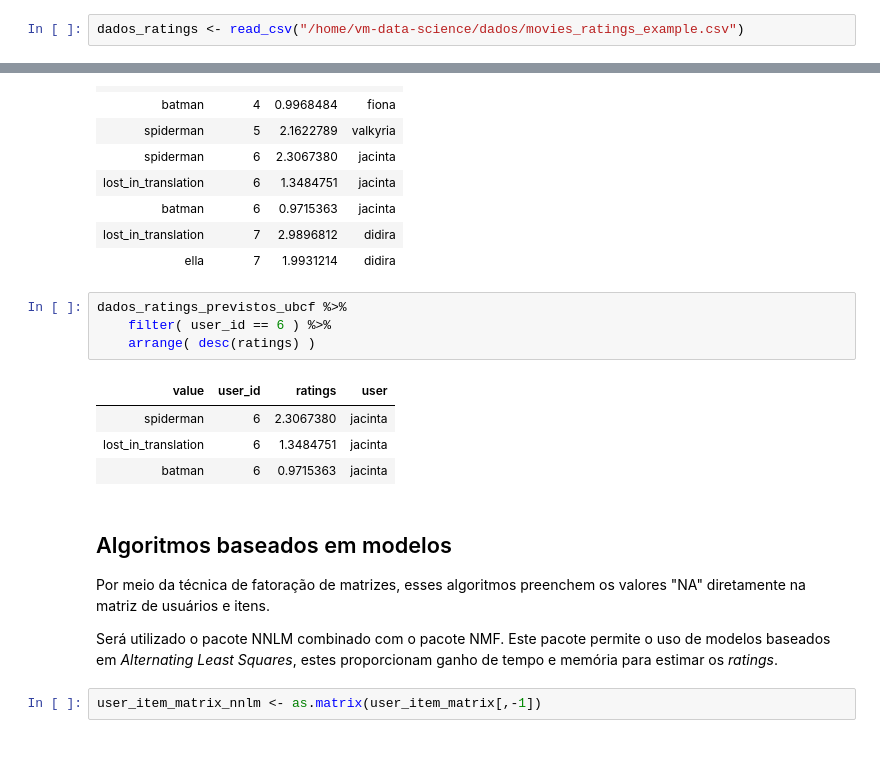
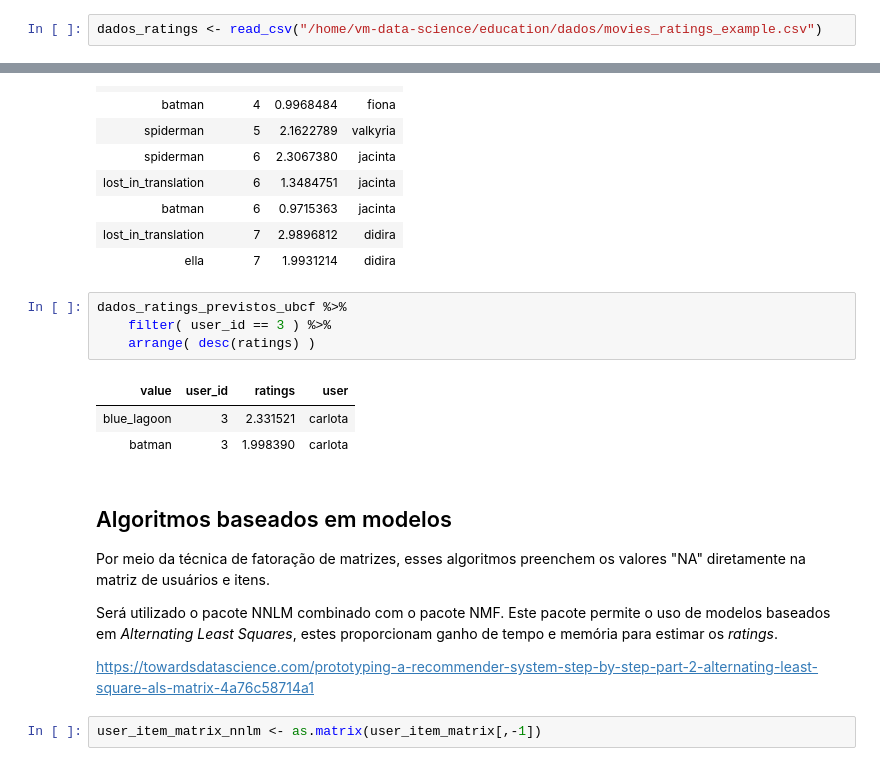
Before and after one commit to netoalcides/education, a Jupyter notebook: jupyter_notebooks/r_notebooks/senac/exemplo_aula_5_smalldata.ipynb, the cells around one changed output, grey strips where cells are left out. Saved outputs shown, nothing was run; the diff lists cells and outputs as text.

```diff
--- a/jupyter_notebooks/r_notebooks/senac/exemplo_aula_5_smalldata.ipynb
+++ b/jupyter_notebooks/r_notebooks/senac/exemplo_aula_5_smalldata.ipynb
@@ -35,7 +35,7 @@ NMF
 # %% [markdown]
 ## Carregar dados
 # %%
-dados_ratings <- read_csv("/home/vm-data-science/dados/movies_ratings_example.csv")
+dados_ratings <- read_csv("/home/vm-data-science/education/dados/movies_ratings_example.csv")
 # %% [output]
 Parsed with column specification:
 cols(
@@ -288,19 +286,20 @@ dados_ratings_previstos_ubcf
 | ella | 7 | 1.9931214 | didira |
 # %%
 dados_ratings_previstos_ubcf %>%
-    filter( user_id == 6 ) %>%
+    filter( user_id == 3 ) %>%
     arrange( desc(ratings) )
 # %% [output]
 | value | user_id | ratings | user |
-| spiderman | 6 | 2.3067380 | jacinta |
-| lost_in_translation | 6 | 1.3484751 | jacinta |
-| batman | 6 | 0.9715363 | jacinta |
+| blue_lagoon | 3 | 2.331521 | carlota |
+| batman | 3 | 1.998390 | carlota |
 # %% [markdown]
 ## Algoritmos baseados em modelos
 
 Por meio da técnica de fatoração de matrizes, esses algoritmos preenchem os valores "NA" diretamente na matriz de usuários e itens.
 
 Será utilizado o pacote NNLM combinado com o pacote NMF. Este pacote permite o uso de modelos baseados em *Alternating Least Squares*, estes proporcionam ganho de tempo e memória para estimar os *ratings*.
+
+https://towardsdatascience.com/prototyping-a-recommender-system-step-by-step-part-2-alternating-least-square-als-matrix-4a76c58714a1
 # %%
 user_item_matrix_nnlm <- as.matrix(user_item_matrix[,-1])
 # %%
```
Also changed, not shown: parts of 10 cells of this notebook, 7 other files.
